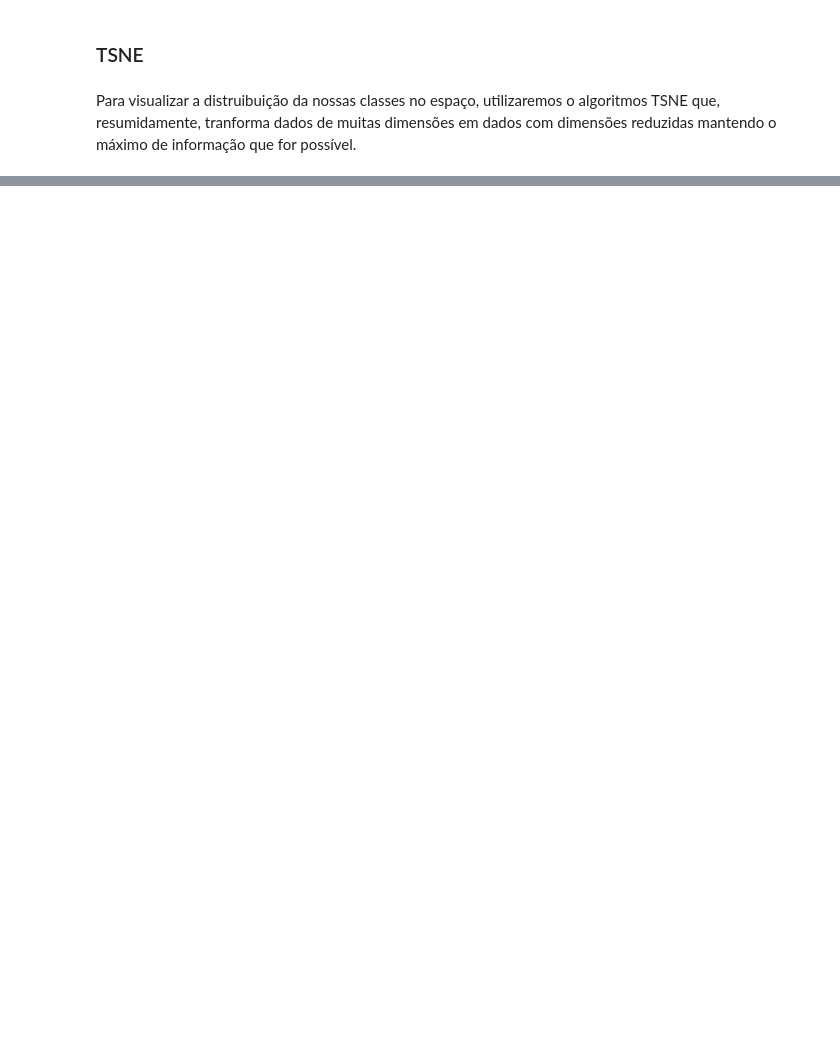
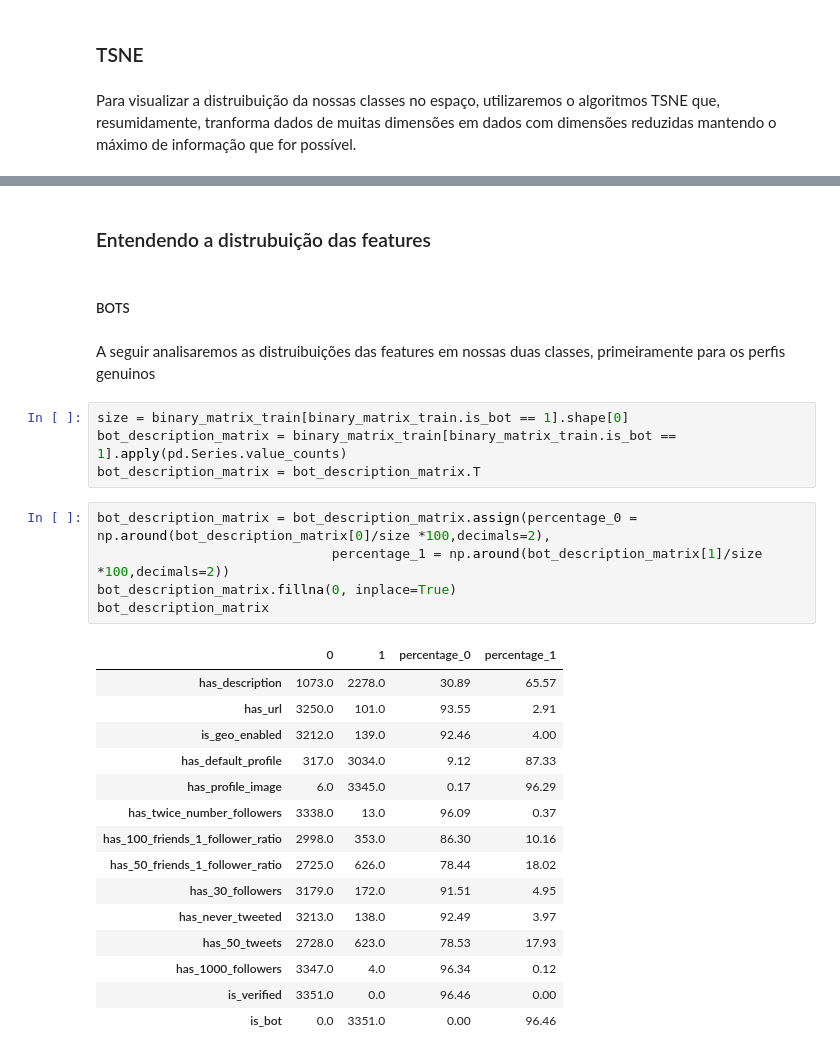
Before and after one commit to Jiamaca/Bot-Recognition-Twitter, a Jupyter notebook: Notebook 1 - Fake Followers x Genuine Accounts.ipynb, the cells around one changed output, grey strips where cells are left out. Cells and saved outputs as stored; diff of their text form; blank space fills up the shorter version.

```diff
--- a/Notebook 1 - Fake Followers x Genuine Accounts.ipynb
+++ b/Notebook 1 - Fake Followers x Genuine Accounts.ipynb
@@ -642,0 +643,31 @@ sns.scatterplot(x = tsne_dimensions[:,0] ,y = tsne_dimensions[:,1], hue = binary
+# %% [markdown]
+### Entendendo a distrubuição das features
+# %% [markdown]
+##### BOTS
+# %% [markdown]
+A seguir analisaremos as distruibuições das features em nossas duas classes, primeiramente para os perfis genuinos
+# %%
+size = binary_matrix_train[binary_matrix_train.is_bot == 1].shape[0]
+bot_description_matrix = binary_matrix_train[binary_matrix_train.is_bot == 1].apply(pd.Series.value_counts)
+bot_description_matrix = bot_description_matrix.T
+# %%
+bot_description_matrix = bot_description_matrix.assign(percentage_0 = np.around(bot_description_matrix[0]/size *100,decimals=2),
+                              percentage_1 = np.around(bot_description_matrix[1]/size *100,decimals=2))
+bot_description_matrix.fillna(0, inplace=True)
+bot_description_matrix
+# %% [output]
+|  | 0 | 1 | percentage_0 | percentage_1 |
+| has_description | 1073.0 | 2278.0 | 30.89 | 65.57 |
+| has_url | 3250.0 | 101.0 | 93.55 | 2.91 |
+| is_geo_enabled | 3212.0 | 139.0 | 92.46 | 4.00 |
+| has_default_profile | 317.0 | 3034.0 | 9.12 | 87.33 |
+| has_profile_image | 6.0 | 3345.0 | 0.17 | 96.29 |
+| has_twice_number_followers | 3338.0 | 13.0 | 96.09 | 0.37 |
+| has_100_friends_1_follower_ratio | 2998.0 | 353.0 | 86.30 | 10.16 |
+| has_50_friends_1_follower_ratio | 2725.0 | 626.0 | 78.44 | 18.02 |
+| has_30_followers | 3179.0 | 172.0 | 91.51 | 4.95 |
+| has_never_tweeted | 3213.0 | 138.0 | 92.49 | 3.97 |
+| has_50_tweets | 2728.0 | 623.0 | 78.53 | 17.93 |
+| has_1000_followers | 3347.0 | 4.0 | 96.34 | 0.12 |
+| is_verified | 3351.0 | 0.0 | 96.46 | 0.00 |
+| is_bot | 0.0 | 3351.0 | 0.00 | 96.46 |
```
Also changed, not shown: parts of 48 cells of this notebook.
